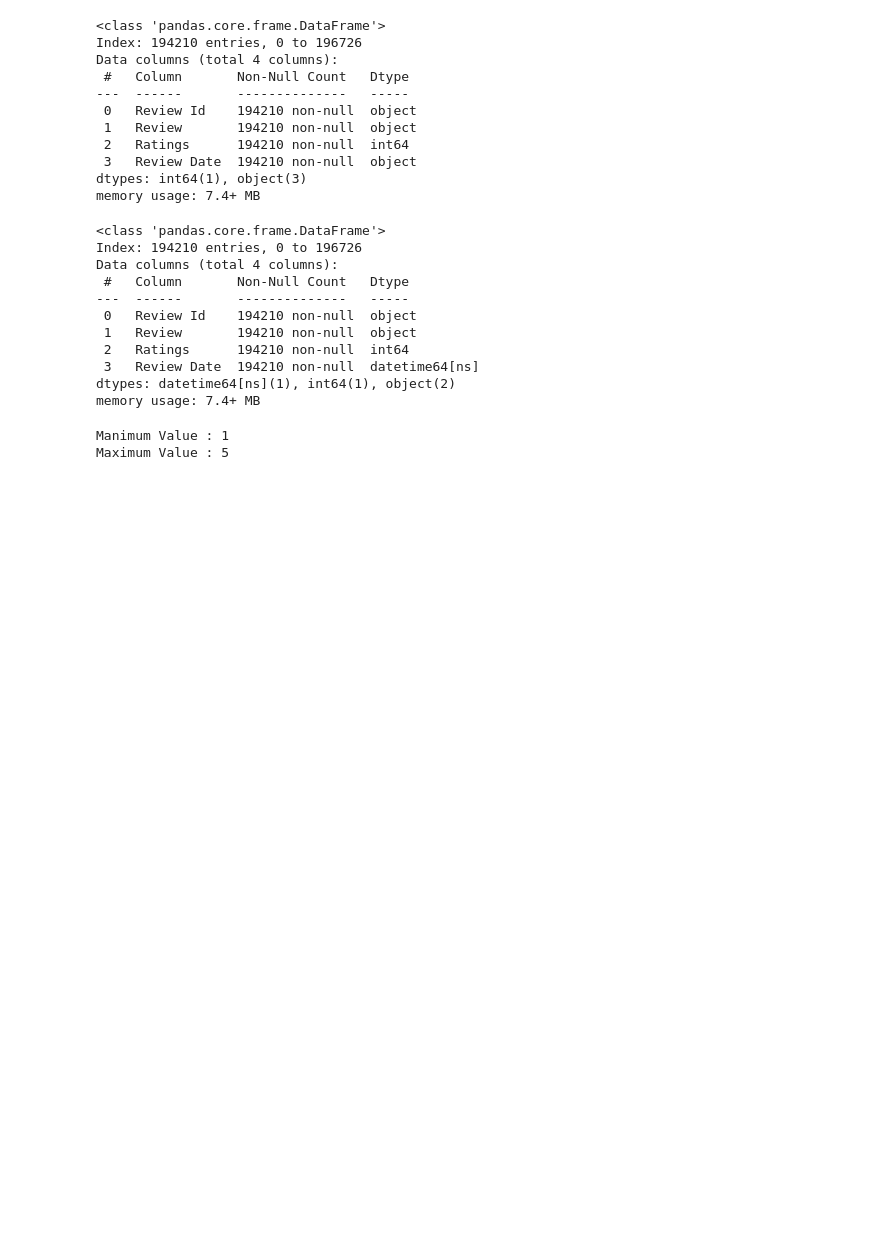
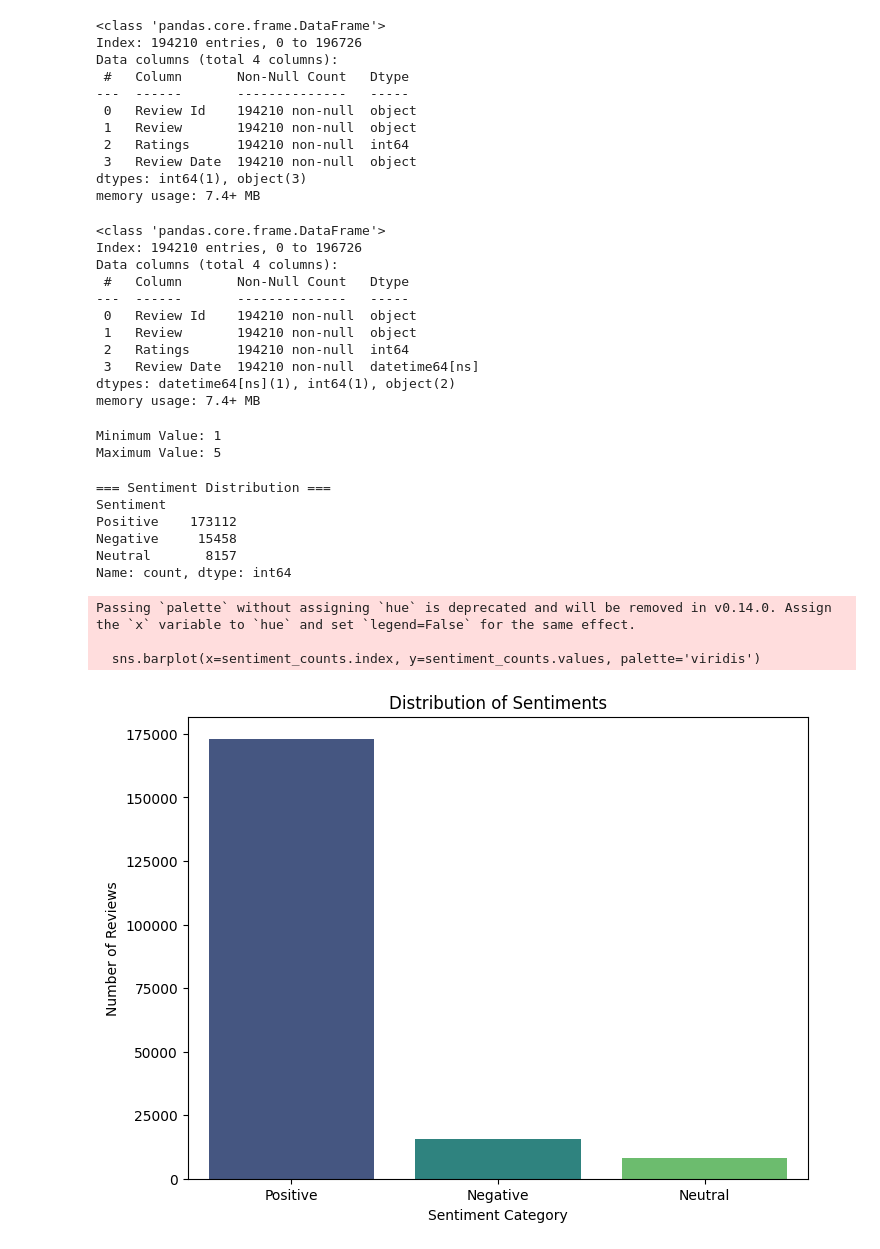
Before and after one commit to samridhi25445/ChatGPT-Analysis, a Jupyter notebook: ChatGPT_Analysis.ipynb, the cells around one changed output. Cells and saved outputs as stored; diff of their text form; code cells hidden in the pictures; blank space fills up the shorter version.

```diff
--- a/ChatGPT_Analysis.ipynb
+++ b/ChatGPT_Analysis.ipynb
@@ -102,9 +102,9 @@ Data columns (total 4 columns):
 dtypes: datetime64[ns](1), int64(1), object(2)
 memory usage: 7.4+ MB
 # %%
-# Getting an idea abput the range of values in 'Ratings'
-print('Manimum Value :',df['Ratings'].min())
-print('Maximum Value :',df['Ratings'].max())
+# Getting an idea about the range of values in 'Ratings'
+print(f"Minimum Value: {df['Ratings'].min()}")
+print(f"Maximum Value: {df['Ratings'].max()}")
 # %% [output]
-Manimum Value : 1
-Maximum Value : 5
+Minimum Value: 1
+Maximum Value: 5
@@ -110,0 +123,37 @@ Maximum Value : 5
+# %%
+from textblob import TextBlob
+
+# Assign sentiment category based on user ratings
+def get_rating_sentiment(rating):
+    if rating >= 4:
+        return 'Positive'
+    elif rating == 3:
+        return 'Neutral'
+    else:
+        return 'Negative'
+
+df['Sentiment'] = df['Ratings'].apply(get_rating_sentiment)
+df['Text_Polarity'] = df['Review'].apply(lambda x: TextBlob(str(x)).sentiment.polarity)
+
+print("\n=== Sentiment Distribution ===")
+sentiment_counts = df['Sentiment'].value_counts()
+print(sentiment_counts)
+# %% [output]
+=== Sentiment Distribution ===
+Sentiment
+Positive    173112
+Negative     15458
+Neutral       8157
+Name: count, dtype: int64
+# %%
+plt.figure(figsize=(8, 6))
+sns.barplot(x=sentiment_counts.index, y=sentiment_counts.values, palette='viridis')
+plt.title('Distribution of Sentiments')
+plt.xlabel('Sentiment Category')
+plt.ylabel('Number of Reviews')
+plt.show()
+# %% [output]
+Passing `palette` without assigning `hue` is deprecated and will be removed in v0.14.0. Assign the `x` variable to `hue` and set `legend=False` for the same effect.
+
+  sns.barplot(x=sentiment_counts.index, y=sentiment_counts.values, palette='viridis')
+[figure, added]
```
Also changed, not shown: parts of 9 cells of this notebook.
